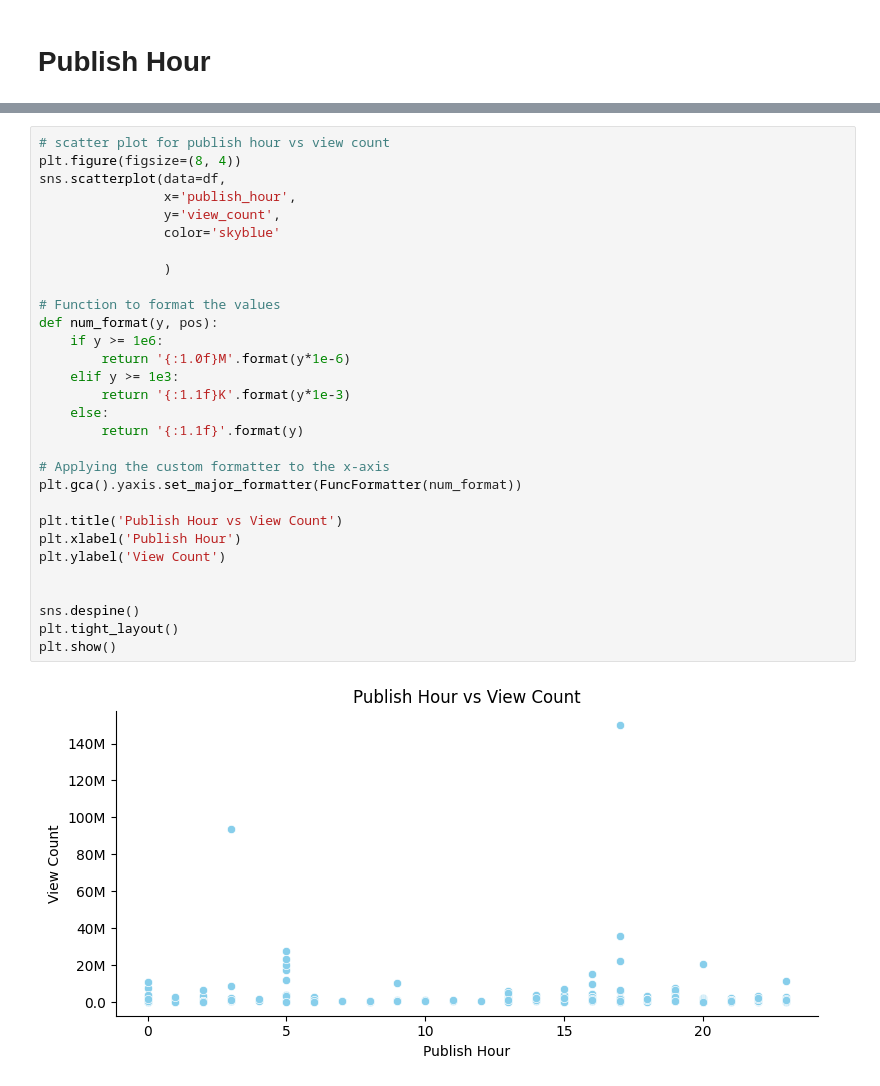
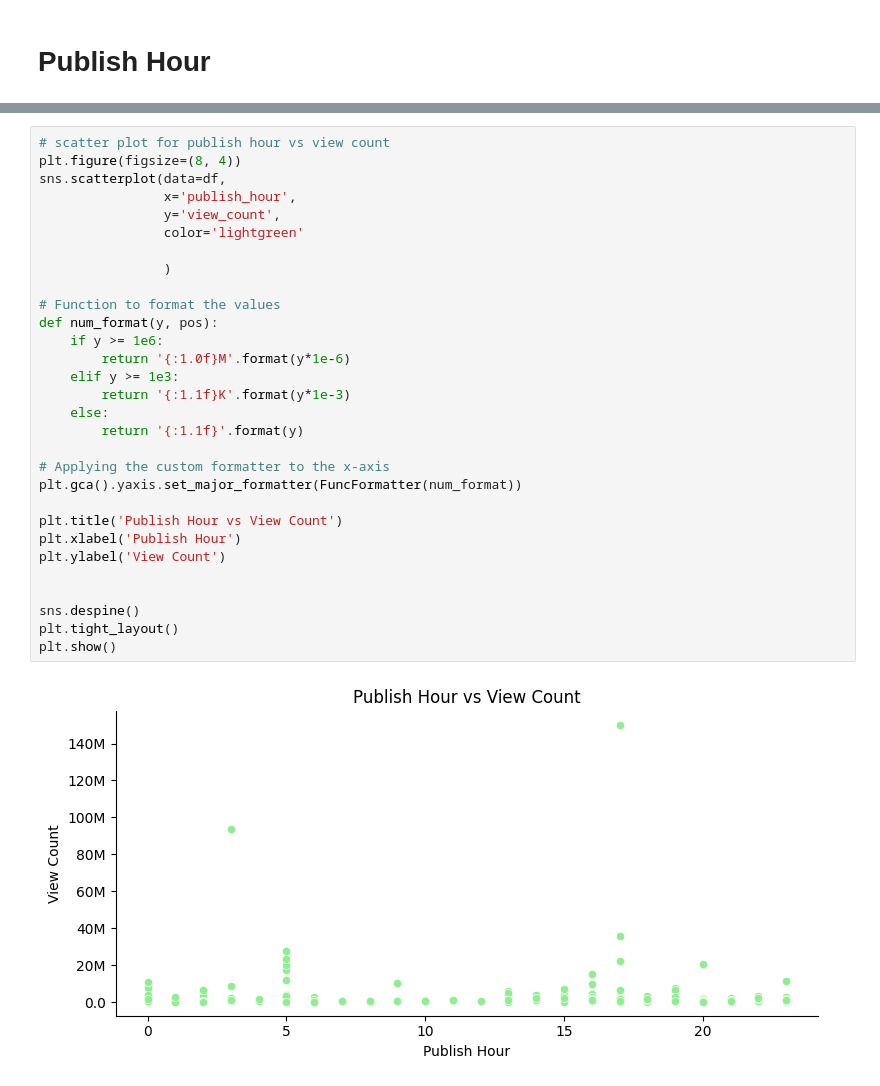
Before and after one commit to modyreturn/Youtube_Data_Analysis, a Jupyter notebook: Youtube_Videos_Analysis.ipynb, the cells around one changed output, grey strips where cells are left out. Saved outputs shown, nothing was run; the diff lists cells and outputs as text.

```diff
--- a/Youtube_Videos_Analysis.ipynb
+++ b/Youtube_Videos_Analysis.ipynb
@@ -632,32 +637,32 @@ plt.show()
 # %%
 # scatter plot for publish hour vs view count
 plt.figure(figsize=(8, 4))
 sns.scatterplot(data=df,
                 x='publish_hour',
                 y='view_count',
-                color='skyblue'
+                color='lightgreen'
 
                 )
 
 # Function to format the values
 def num_format(y, pos):
     if y >= 1e6:
         return '{:1.0f}M'.format(y*1e-6)
     elif y >= 1e3:
         return '{:1.1f}K'.format(y*1e-3)
     else:
         return '{:1.1f}'.format(y)
 
 # Applying the custom formatter to the x-axis
 plt.gca().yaxis.set_major_formatter(FuncFormatter(num_format))
 
 plt.title('Publish Hour vs View Count')
 plt.xlabel('Publish Hour')
 plt.ylabel('View Count')
 
 
 sns.despine()
 plt.tight_layout()
 plt.show()
 # %% [output]
-[figure, old version]
+[figure, new version]
```
Also changed, not shown: parts of 1 cell of this notebook.
